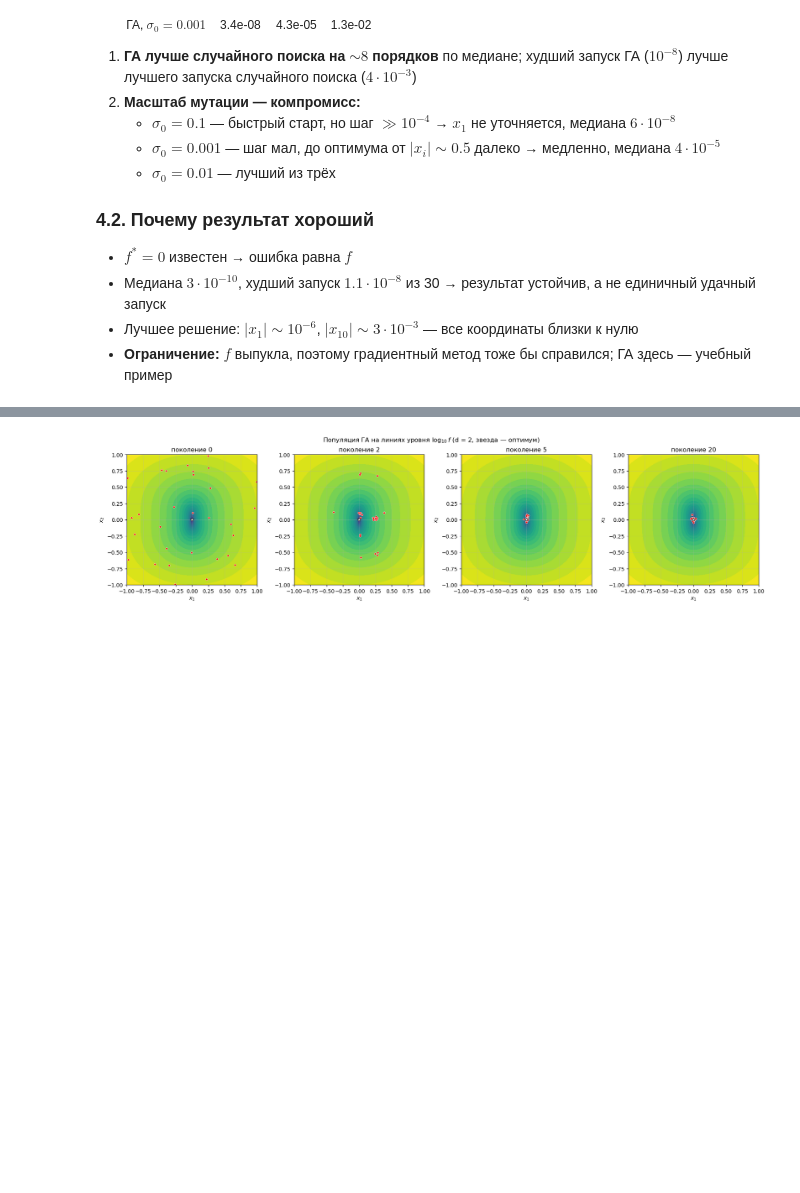
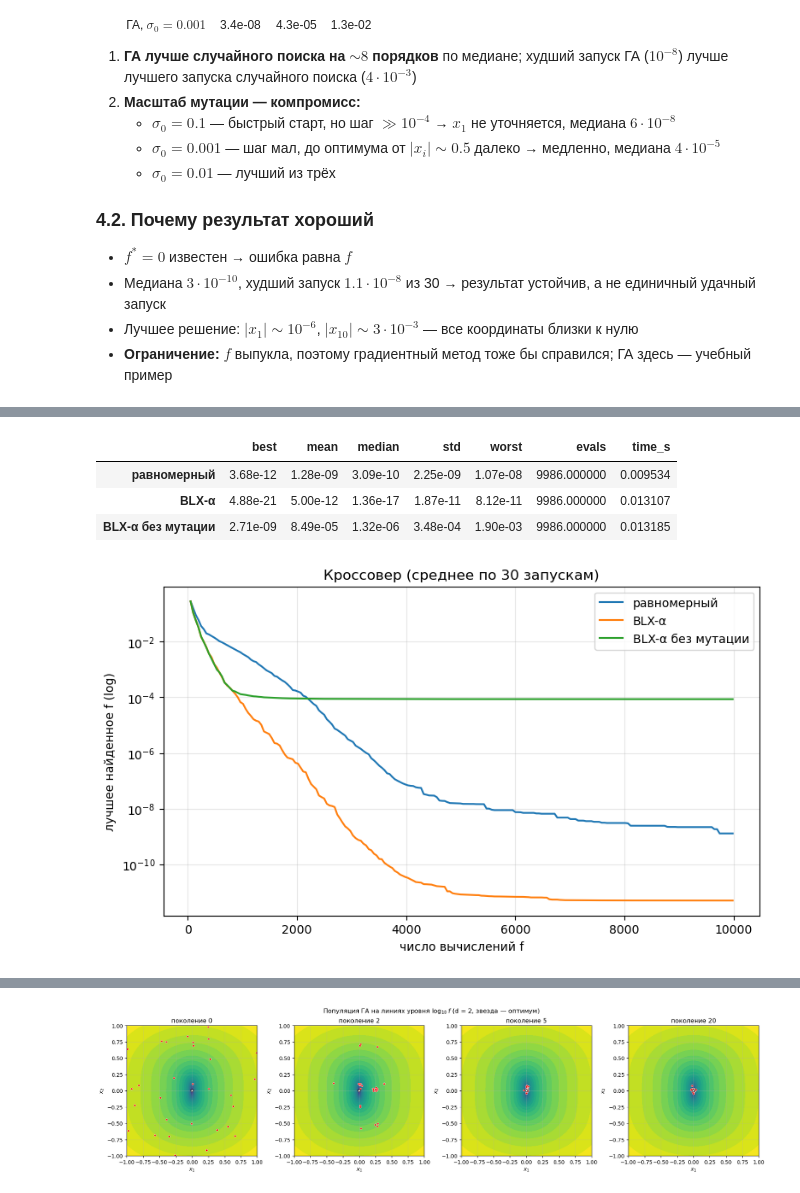
Before and after one commit to mack011y/gen_lab1, a Jupyter notebook: lab1/lab1.ipynb, the cells around one changed output, grey strips where cells are left out. Saved outputs shown, nothing was run; the diff lists cells and outputs as text; code cells hidden in the pictures; blank space fills up the shorter version.

```diff
--- a/lab1/lab1.ipynb
+++ b/lab1/lab1.ipynb
@@ -507,0 +561,26 @@ $\quad$ → один шаг не подходит всем координата
+# %%
+def compare(name, variants, title):
+    """variants: {подпись: GAConfig}. Серии по 30 запусков, таблица и график средних."""
+    runs, hists = {}, {}
+    for label, cfg in variants.items():
+        runs[label], hists[label] = run_series(lambda s: run_ga(cfg, s), N_RUNS, BASE_SEED)
+        runs[label].to_csv(RESULTS / f"runs_{name}_{label}.csv".replace(" ", "_"), index=False)
+    table = pd.DataFrame([summarize(r, k) for k, r in runs.items()])
+    table.to_csv(RESULTS / f"summary_{name}.csv")
+    display(table.style.format("{:.2e}", subset=["best", "mean", "median", "std", "worst"]))
+    fig, ax = plt.subplots()
+    plot_convergence(hists, title, ax=ax)
+    fig.savefig(RESULTS / f"convergence_{name}.png", dpi=120, bbox_inches="tight")
+    plt.show()
+    return table
+
+
+cx_table = compare("crossover", {"равномерный": BASE, "BLX-α": replace(BASE, crossover="blx"),
+                                 "BLX-α без мутации": replace(BASE, crossover="blx", pm=0.0)},
+                   "Кроссовер (среднее по 30 запускам)")
+# %% [output]
+|  | best | mean | median | std | worst | evals | time_s |
+| равномерный | 3.68e-12 | 1.28e-09 | 3.09e-10 | 2.25e-09 | 1.07e-08 | 9986.000000 | 0.009534 |
+| BLX-α | 4.88e-21 | 5.00e-12 | 1.36e-17 | 1.87e-11 | 8.12e-11 | 9986.000000 | 0.013107 |
+| BLX-α без мутации | 2.71e-09 | 8.49e-05 | 1.32e-06 | 3.48e-04 | 1.90e-03 | 9986.000000 | 0.013185 |
+[figure, added]
```
Also changed, not shown: parts of 20 cells of this notebook, 19 other files.
